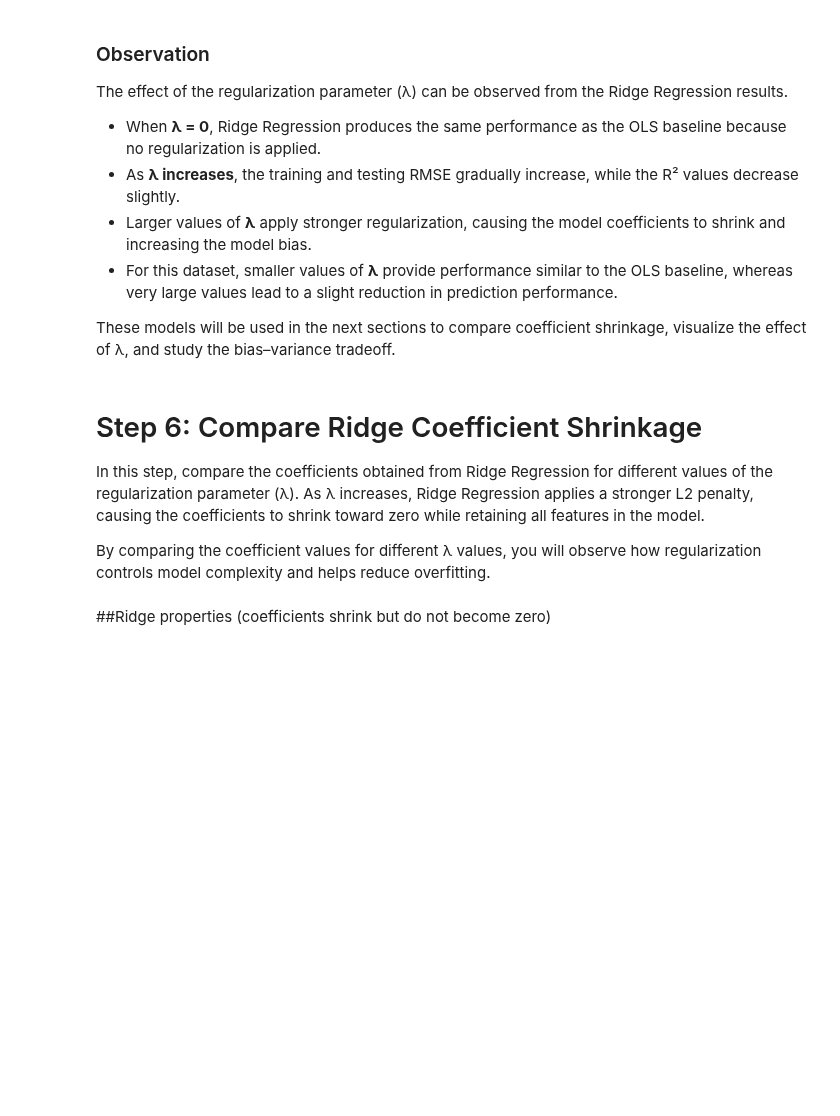
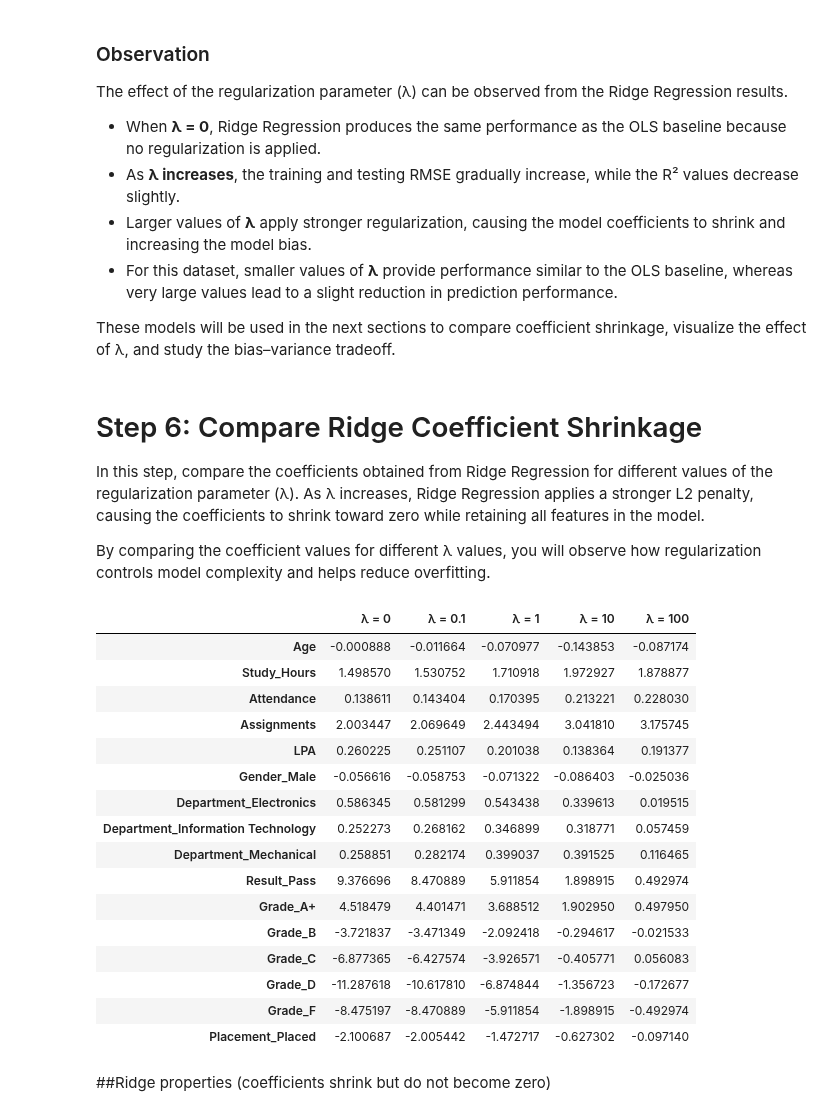
Before and after one commit to somraj112/aml_lab, a Jupyter notebook: Lab_12/Lab_12_Colab_Notebook_Todo.ipynb, the cells around one changed output. Drawn from its saved outputs; the diff is of its cells as text; code cells hidden in the pictures; blank space fills up the shorter version.

```diff
--- a/Lab_12/Lab_12_Colab_Notebook_Todo.ipynb
+++ b/Lab_12/Lab_12_Colab_Notebook_Todo.ipynb
@@ -113,18 +136,18 @@ The model will be trained on the training set and its performance will later be
 # Step 5: Calculate R² for the training and testing predictions.
 # =============================================================================
 
-ols_model = # TODO
+ols_model = LinearRegression()
 
-ols_model. # TODO: fit the model
+ols_model.fit(X_train, y_train)
 
-y_train_pred = # TODO
-y_test_pred = # TODO
+y_train_pred = ols_model.predict(X_train)
+y_test_pred = ols_model.predict(X_test)
 
-train_rmse = # TODO
-test_rmse = # TODO
+train_rmse = np.sqrt(mean_squared_error(y_train, y_train_pred))
+test_rmse = np.sqrt(mean_squared_error(y_test, y_test_pred))
 
-train_r2 = # TODO
-test_r2 = # TODO
+train_r2 = r2_score(y_train, y_train_pred)
+test_r2 = r2_score(y_test, y_test_pred)
 
 print("===== OLS Baseline Model =====")
 print(f"Training RMSE : {train_rmse:.4f}")
@@ -162,17 +191,17 @@ ridge_results = {}
 # =============================================================================
 
 for lam in lambda_values:
-    ridge_model = # TODO
-    ridge_model. # TODO: fit the model
+    ridge_model = Ridge(alpha=lam)
+    ridge_model.fit(X_train, y_train)
 
-    y_train_pred = # TODO
-    y_test_pred = # TODO
+    y_train_pred = ridge_model.predict(X_train)
+    y_test_pred = ridge_model.predict(X_test)
 
-    train_rmse = # TODO
-    test_rmse = # TODO
+    train_rmse = np.sqrt(mean_squared_error(y_train, y_train_pred))
+    test_rmse = np.sqrt(mean_squared_error(y_test, y_test_pred))
 
-    train_r2 = # TODO
-    test_r2 = # TODO
+    train_r2 = r2_score(y_train, y_train_pred)
+    test_r2 = r2_score(y_test, y_test_pred)
 
     ridge_results[lam] = {
         "Model": ridge_model,
@@ -210,18 +257,36 @@ By comparing the coefficient values for different λ values, you will observe ho
 # %%
 # =============================================================================
 # TODO: Build a table of Ridge coefficients for all λ values
 # =============================================================================
 # Step 1: Create an empty DataFrame indexed by X.columns.
 # Step 2: For every lam in lambda_values, add a column named f"λ = {lam}"
 #         containing ridge_results[lam]["Coefficients"].
 # =============================================================================
 
-ridge_coefficients = # TODO
+ridge_coefficients = pd.DataFrame(index=X.columns)
 
 for lam in lambda_values:
-    ridge_coefficients[f"λ = {lam}"] = # TODO
+    ridge_coefficients[f"λ = {lam}"] = ridge_results[lam]["Coefficients"]
 
 ridge_coefficients
+# %% [output]
+|  | λ = 0 | λ = 0.1 | λ = 1 | λ = 10 | λ = 100 |
+| Age | -0.000888 | -0.011664 | -0.070977 | -0.143853 | -0.087174 |
+| Study_Hours | 1.498570 | 1.530752 | 1.710918 | 1.972927 | 1.878877 |
+| Attendance | 0.138611 | 0.143404 | 0.170395 | 0.213221 | 0.228030 |
+| Assignments | 2.003447 | 2.069649 | 2.443494 | 3.041810 | 3.175745 |
+| LPA | 0.260225 | 0.251107 | 0.201038 | 0.138364 | 0.191377 |
+| Gender_Male | -0.056616 | -0.058753 | -0.071322 | -0.086403 | -0.025036 |
+| Department_Electronics | 0.586345 | 0.581299 | 0.543438 | 0.339613 | 0.019515 |
+| Department_Information Technology | 0.252273 | 0.268162 | 0.346899 | 0.318771 | 0.057459 |
+| Department_Mechanical | 0.258851 | 0.282174 | 0.399037 | 0.391525 | 0.116465 |
+| Result_Pass | 9.376696 | 8.470889 | 5.911854 | 1.898915 | 0.492974 |
+| Grade_A+ | 4.518479 | 4.401471 | 3.688512 | 1.902950 | 0.497950 |
+| Grade_B | -3.721837 | -3.471349 | -2.092418 | -0.294617 | -0.021533 |
+| Grade_C | -6.877365 | -6.427574 | -3.926571 | -0.405771 | 0.056083 |
+| Grade_D | -11.287618 | -10.617810 | -6.874844 | -1.356723 | -0.172677 |
+| Grade_F | -8.475197 | -8.470889 | -5.911854 | -1.898915 | -0.492974 |
+| Placement_Placed | -2.100687 | -2.005442 | -1.472717 | -0.627302 | -0.097140 |
 # %% [markdown]
 ##Ridge properties (coefficients shrink but do not become zero)
 # %% [markdown]
```
Also changed, not shown: parts of 8 cells of this notebook, 3 other files.
